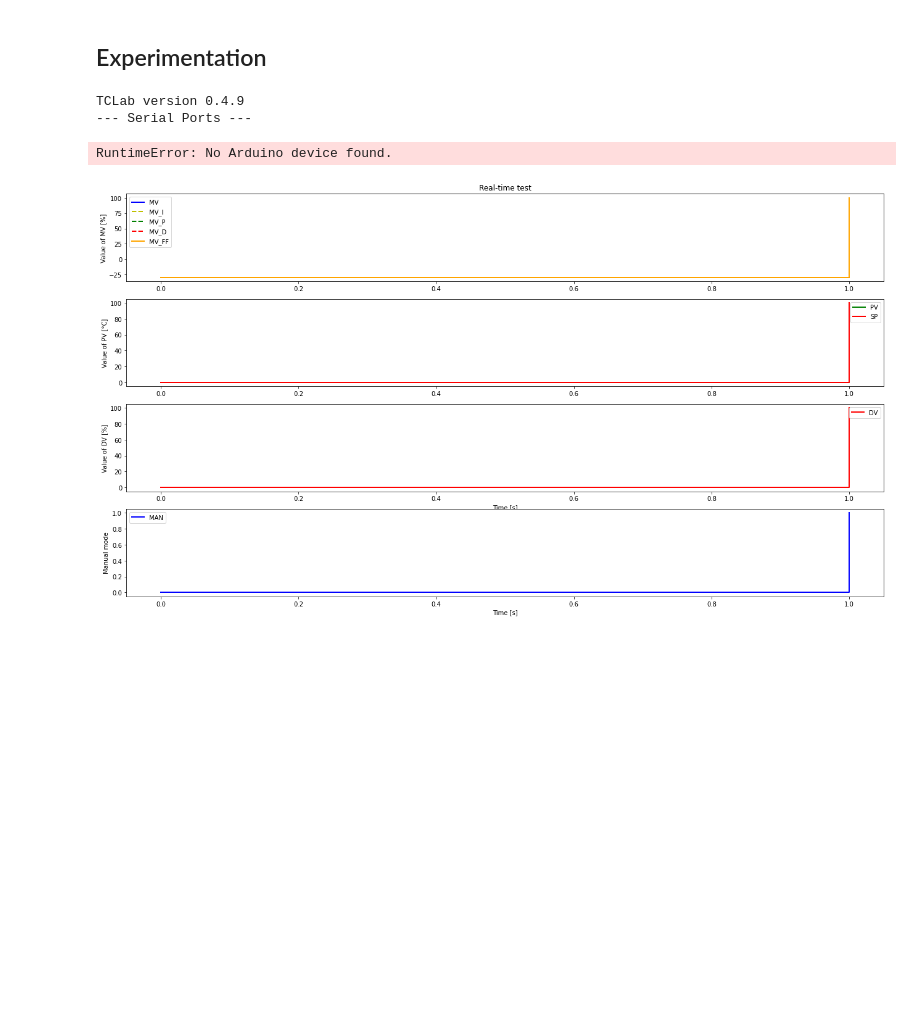
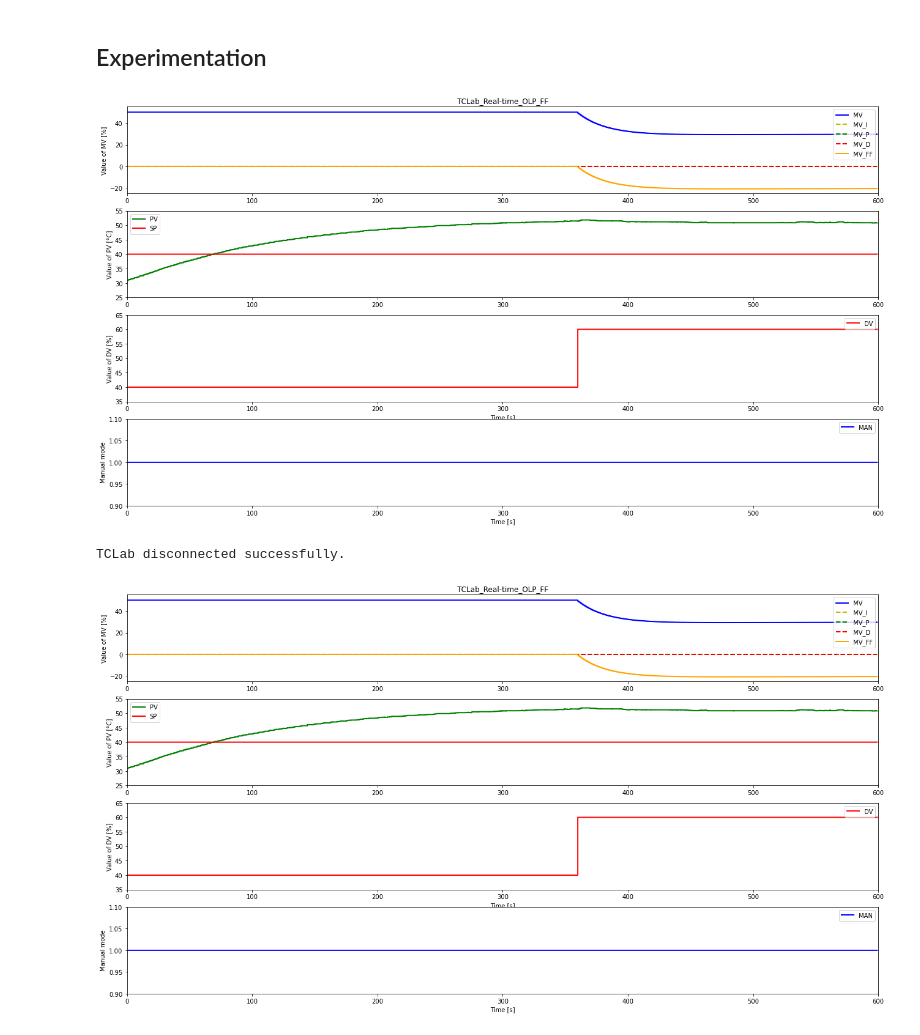
Before and after one commit to LeTouristeDeLECAM/Control-Theory-Laboratory, a Jupyter notebook: control_theory_software/Control_theory_software/TCLab_CLP_PID_FF.ipynb, the cells around one changed output. Saved outputs shown, nothing was run; the diff lists cells and outputs as text; code cells hidden in the pictures; blank space fills up the shorter version.

Commit message:
corrections
PID and addition FF patch, not an good way to do, but at least it's work + added plots

```diff
--- a/control_theory_software/Control_theory_software/TCLab_CLP_PID_FF.ipynb
+++ b/control_theory_software/Control_theory_software/TCLab_CLP_PID_FF.ipynb
@@ -24,7 +24,7 @@ package_LAB=reload(package_LAB)
 Ts = 1
 
 
-TSim = 1500
+TSim = 600
 Ts = 1
 N = int(TSim / Ts) + 1
 
@@ -104,16 +133,16 @@ PV2d = []
 # Select mode
 
 #selectmode="OLP_NO_FF"
-#selectmode="OLP_FF"
+selectmode="OLP_FF"
 #selectmode="CLP_NO_FF"
-selectmode="CLP_FF"
+#selectmode="CLP_FF"
 # %%
 # Scenario 1: OLP+ no FF
 if selectmode=="OLP_NO_FF":
     ManPath = {0: True, TSim: True}
     MVManPath = {0: MV0, TSim: MV0}
     SPPath = {0: PV0, TSim: PV0}
-    DVPath = {0: DV0, 1100: DV0 + 20, 2500:DV0, TSim: DV0}
+    DVPath = {0: DV0, 360: DV0 + 20, TSim: DV0+20}
     FF = False
     ManFF = True
 
@@ -123,7 +152,7 @@ elif selectmode=="OLP_FF":
     ManPath = {0: True, TSim: True}
     MVManPath = {0: MV0, TSim: MV0}
     SPPath = {0: PV0, TSim: PV0}
-    DVPath = {0: DV0, 1100: DV0 + 20, 2500:DV0, TSim: DV0}
+    DVPath = {0: DV0, 360: DV0 + 20, TSim: DV0+20}
     FF = True
     ManFF = True
 
@@ -133,7 +162,7 @@ elif selectmode=="CLP_NO_FF":
     ManPath = {0: False, TSim: False}
     MVManPath = {0: MV0, TSim: MV0}
     SPPath = {0: PV0, TSim: PV0}
-    DVPath = {0: DV0, 1000: DV0 + 20, 2100:DV0, TSim: DV0}
+    DVPath = {0: DV0, 300: DV0 + 20, 350:DV0, TSim: DV0}
     FF = False
     ManFF = False
 
@@ -142,8 +171,8 @@ elif selectmode=="CLP_FF":
 
     ManPath = {0: False, TSim: False}
     MVManPath = {0: MV0, TSim: MV0}
-    SPPath = {0: PV0, 850: PV0,2100: PV0-20, 3000:PV0, TSim: PV0}
-    DVPath = {0: DV0, 1100: DV0 + 20, 1600:DV0, TSim: DV0}
+    SPPath = {0: PV0, 850: PV0,400: PV0-3, 450:PV0, TSim: PV0}
+    DVPath = {0: DV0, 300: DV0 + 20, 350:DV0, TSim: DV0}
     FF = True
     ManFF = False
 # %% [markdown]
@@ -189,7 +218,7 @@ l7, = ax1.step([0,1],[-30,100],'r--',linewidth=2,label='MV_D',where='post')
 l8, = ax1.step([0,1],[-30,100],'orange',linewidth=2,label='MV_FF',where='post')
 
 ax1.set_ylabel('Value of MV [%]')
-ax1.set_title('Real-time test')
+ax1.set_title('TCLab_Real-time_'+selectmode)
 ax1.legend(loc='best')
 
 l2, = ax2.step([0,1],[0,100],'g-',linewidth=2,label='PV',where='post')
@@ -202,7 +231,7 @@ ax3.set_xlabel('Time [s]')
 ax3.set_ylabel('Value of DV [%]')
 ax3.legend(loc='best')
 
-l8, = ax4.step([0,1],[0,1],'b-',linewidth=2,label='MAN',where='post')
+l9, = ax4.step([0,1],[0,1],'b-',linewidth=2,label='MAN',where='post')
 ax4.set_xlabel('Time [s]')
 ax4.set_ylabel('Manual mode')
 ax4.legend(loc='best')
@@ -233,6 +262,17 @@ while Exp:
     #PID
     PID_RT(SP,PV,MAN,MV_MAN,MV_FF,Kc,T_I,T_D,alpha,Ts,MV_MAX,MV_MIN,MV,MV_P,MV_I,MV_D,E,FF)
 
+    # Attention correction de fortune ... l'erreur est que on additionne Les MV et MV_FF dans le PID
+    # Il faut effectivement additionner les MV_P, MV_I, MV_D dans le PID mais le MV_FF doit être ajouté ici
+    # Nous pourrions ainsi utiliser le PID et le FF séparément
+    if selectmode=="OLP_FF":
+        if ((MV_MAN[-1]+MV_FF[-1]) >=MV_MIN and (MV_MAN[-1]+MV_FF[-1])<=MV_MAX):
+
+            MV[-1]=(MV_MAN[-1]+MV_FF[-1])
+        elif ((MV_MAN[-1]+MV_FF[-1]) < MV_MIN):
+            MV[-1]=(MV_MIN)
+        elif ((MV_MAN[-1]+MV_FF[-1]) <MV_MAX):
+            MV[-1]=(MV_MAX)
 
 
     lab.Q1(MV[-1])
@@ -251,6 +291,7 @@ while Exp:
     l6.set_data(t,MV_P)
     l7.set_data(t,MV_D)
     l8.set_data(t,MV_FF)
+    l9.set_data(t,MAN)
 
 
     clear_output(wait=True)
@@ -262,7 +303,9 @@ while Exp:
     ax4.set_xlim(0, t[-1]+1)
 
     if i > 1:
-        ax1.set_ylim(myRound(np.min([np.min(MV),np.min(MV_P),np.min(MV_I),np.min(MV_D), np.min(MV_FF)]),5)-5, myRound(np.max([np.max(MV),np.max(MV_P),np.max(MV_I),np.max(MV_D), np.max(MV_FF)]),5)+5)
+        min_MV =np.min([np.min(MV),np.min(MV_P),np.min(MV_I),np.min(MV_D), np.min(MV_FF)])
+        max_MV =np.max([np.max(MV),np.max(MV_P),np.max(MV_I),np.max(MV_D), np.max(MV_FF)])
+        ax1.set_ylim(myRound(np.min(min_MV),5)-5, myRound(max_MV,5)+5)
         ax2.set_ylim(myRound(np.min([np.min(PV),np.min(SP)]),5)-5, myRound(np.max([np.max(PV),np.max(SP)]),5)+5)
         ax3.set_ylim(myRound(np.min(DV),5)-5, myRound(np.max(DV),5)+5)
         ax4.set_ylim(myRound(np.min(MAN),0.1)-0.1, myRound(np.min(MAN),0.1)+0.1)
@@ -280,36 +323,35 @@ while Exp:
 now = datetime.now()
 date_time = now.strftime("%Y-%m-%d-%Hh%M")
 # Conversion to array
 
 t = np.array(t)
 MV = np.array(MV)
 MV_P = np.array(MV_P)
 MV_I = np.array(MV_I)
 MV_D = np.array(MV_D)
 SP = np.array(SP)
 PV = np.array(PV)
 DV = np.array(DV)
-Man =np.array(MAN)
+MAN =np.array(MAN)
 
 #t.T,MV.T,PV.T,DV.T
-my_data = np.vstack((t.T,MV.T,MV_P.T,MV_I.T,MV_D.T,SP.T,PV.T,DV.T,Man.T))
+my_data = np.vstack((t.T,MV.T,MV_P.T,MV_I.T,MV_D.T,SP.T,PV.T,DV.T,MAN.T))
 my_data = my_data.T
 nameFile = 'Data/TCLab_'+selectmode+'_' + date_time+ '.txt'
 if not os.path.exists('Data'):
     os.makedirs('Data')
 np.savetxt(nameFile,my_data,delimiter=',',header='t,MV,MVP,MVI,MVD,SP,PV,DV,Man',comments='')
 
 
 # Save Plot
 # ---------
 if not os.path.exists('Plots'):
     os.makedirs('Plots')
 
 titleName = 'TCLab_'+selectmode+'_' + date_time
 plt.savefig('Plots\\' + titleName + '.png',transparent=True)
 plt.savefig('Plots\\' + titleName + '.pdf',transparent=True)
 # %% [output]
+[figure, new version]
-TCLab version 0.4.9
---- Serial Ports ---
+TCLab disconnected successfully.
-RuntimeError: No Arduino device found.
-[figure, old version]
+[figure, added]
```
Also changed, not shown: parts of 3 cells of this notebook, 52 other files.
